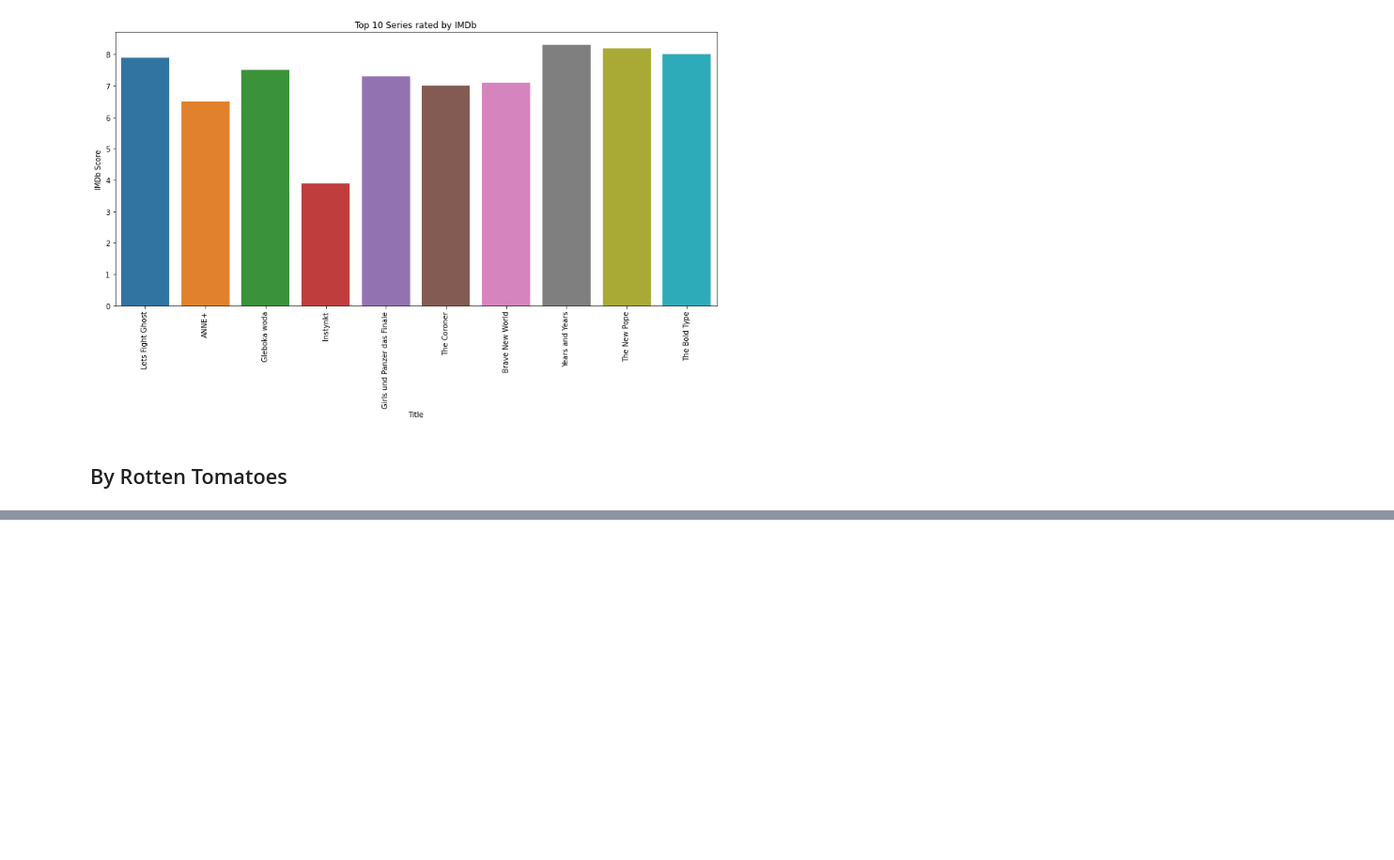
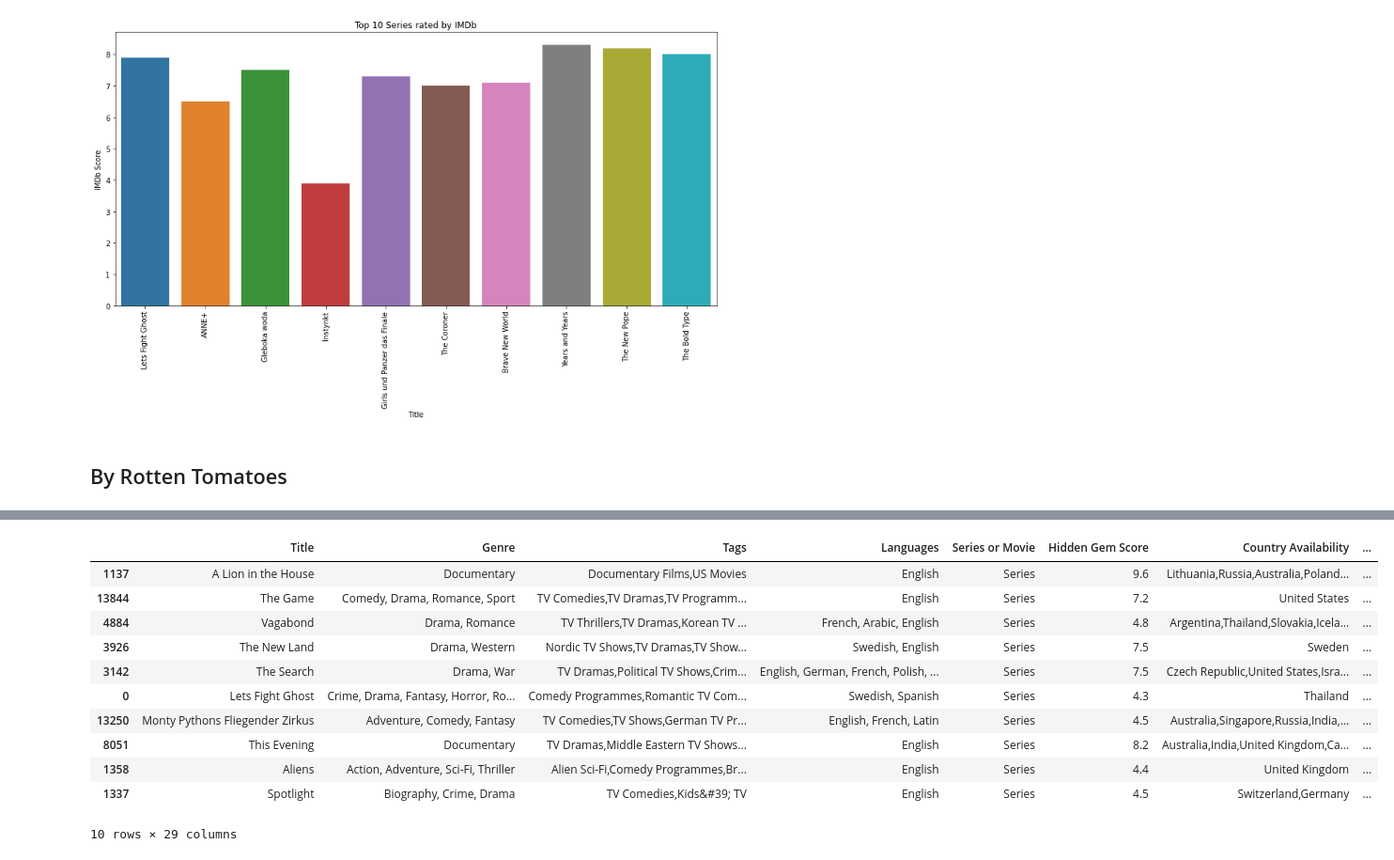
Before and after one commit to KunalSharma2001/Exploratory-data-analysis-EDA-, a Jupyter notebook: Netflix EDA/Netflix Data Analysis (EDA).ipynb, the cells around one changed output, grey strips where cells are left out. Shown at 94% size. Saved outputs shown, nothing was run; the diff lists cells and outputs as text; code cells hidden in the pictures; blank space fills up the shorter version.

```diff
--- a/Netflix EDA/Netflix Data Analysis (EDA).ipynb
+++ b/Netflix EDA/Netflix Data Analysis (EDA).ipynb
@@ -411,0 +440,15 @@ figures
+# %%
+top_10_seriesRT
+# %% [output]
+|  | Title | Genre | Tags | Languages | Series or Movie | Hidden Gem Score | Country Availability | ... |
+| 1137 | A Lion in the House | Documentary | Documentary Films,US Movies | English | Series | 9.6 | Lithuania,Russia,Australia,Poland... | ... |
+| 13844 | The Game | Comedy, Drama, Romance, Sport | TV Comedies,TV Dramas,TV Programm... | English | Series | 7.2 | United States | ... |
+| 4884 | Vagabond | Drama, Romance | TV Thrillers,TV Dramas,Korean TV ... | French, Arabic, English | Series | 4.8 | Argentina,Thailand,Slovakia,Icela... | ... |
+| 3926 | The New Land | Drama, Western | Nordic TV Shows,TV Dramas,TV Show... | Swedish, English | Series | 7.5 | Sweden | ... |
+| 3142 | The Search | Drama, War | TV Dramas,Political TV Shows,Crim... | English, German, French, Polish, ... | Series | 7.5 | Czech Republic,United States,Isra... | ... |
+| 0 | Lets Fight Ghost | Crime, Drama, Fantasy, Horror, Ro... | Comedy Programmes,Romantic TV Com... | Swedish, Spanish | Series | 4.3 | Thailand | ... |
+| 13250 | Monty Pythons Fliegender Zirkus | Adventure, Comedy, Fantasy | TV Comedies,TV Shows,German TV Pr... | English, French, Latin | Series | 4.5 | Australia,Singapore,Russia,India,... | ... |
+| 8051 | This Evening | Documentary | TV Dramas,Middle Eastern TV Shows... | English | Series | 8.2 | Australia,India,United Kingdom,Ca... | ... |
+| 1358 | Aliens | Action, Adventure, Sci-Fi, Thriller | Alien Sci-Fi,Comedy Programmes,Br... | English | Series | 4.4 | United Kingdom | ... |
+| 1337 | Spotlight | Biography, Crime, Drama | TV Comedies,Kids&#39; TV | English | Series | 4.5 | Switzerland,Germany | ... |
+10 rows × 29 columns
```
Also changed, not shown: parts of 9 cells of this notebook.
